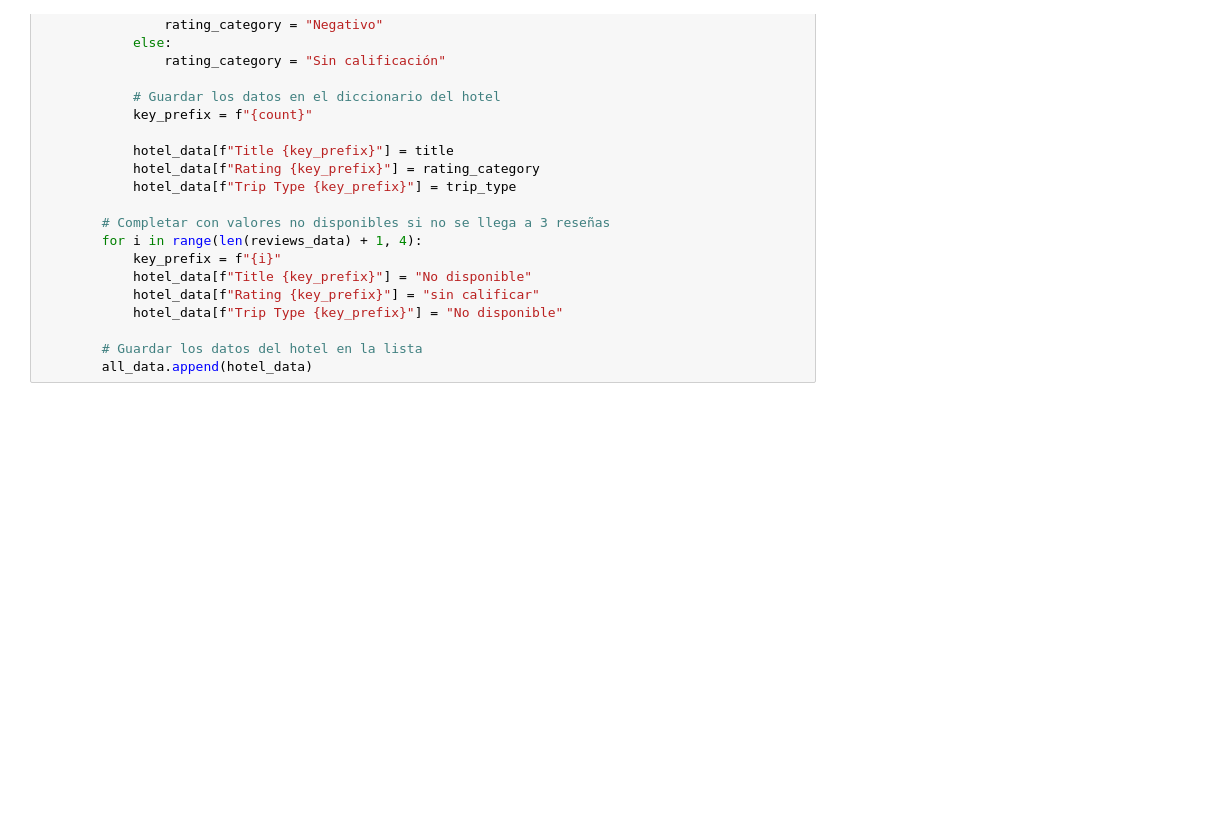
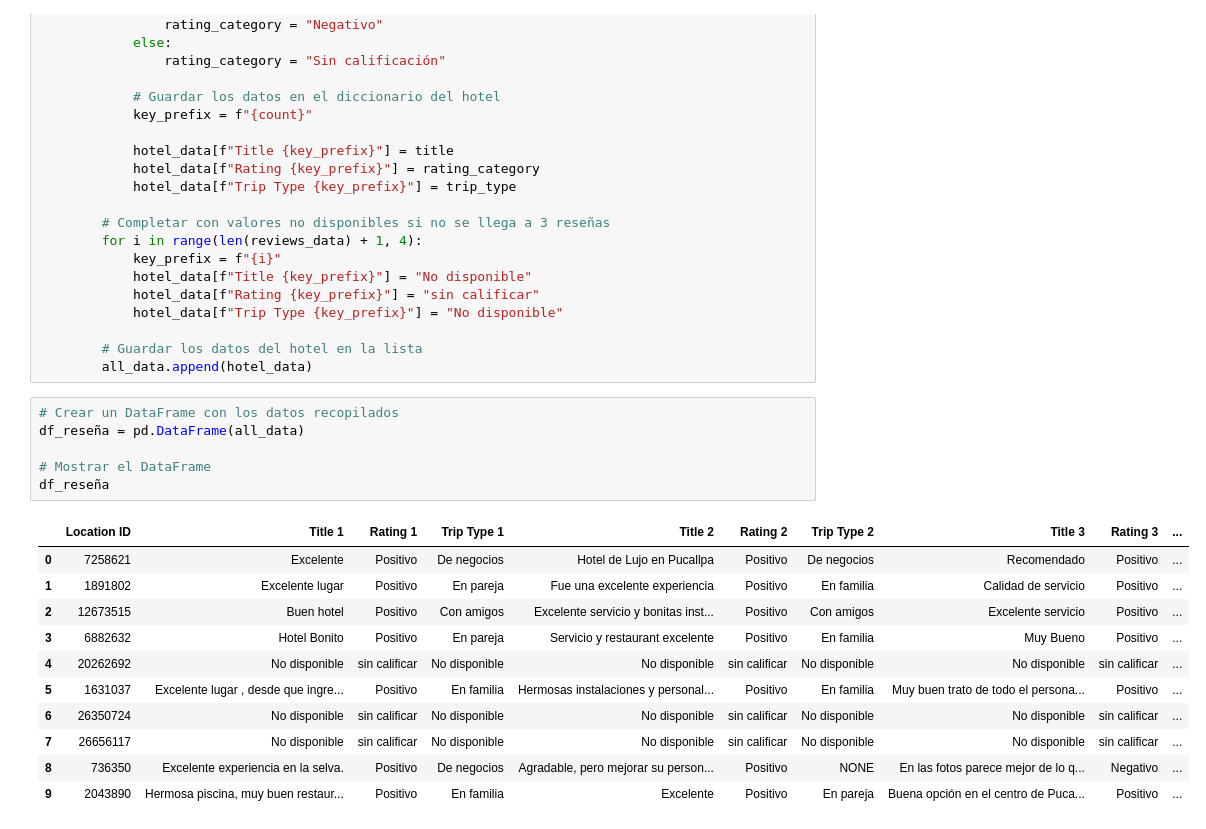
Before and after one commit to Alonso-Untiveros/trabajo-final, a Jupyter notebook: Trabajo final LP2.ipynb, the cells around one changed output. Saved outputs shown, nothing was run; the diff lists cells and outputs as text; blank space fills up the shorter version.

Commit message:
editando dataframe reseñas

```diff
--- a/Trabajo final LP2.ipynb
+++ b/Trabajo final LP2.ipynb
@@ -613,3 +622,21 @@ for location_id in df_ids_por_ciudad["Location ID"]:
 
         # Guardar los datos del hotel en la lista
         all_data.append(hotel_data)
+# %%
+# Crear un DataFrame con los datos recopilados
+df_reseña = pd.DataFrame(all_data)
+
+# Mostrar el DataFrame
+df_reseña
+# %% [output]
+|  | Location ID | Title 1 | Rating 1 | Trip Type 1 | Title 2 | Rating 2 | Trip Type 2 | Title 3 | Rating 3 | ... |
+| 0 | 7258621 | Excelente | Positivo | De negocios | Hotel de Lujo en Pucallpa | Positivo | De negocios | Recomendado | Positivo | ... |
+| 1 | 1891802 | Excelente lugar | Positivo | En pareja | Fue una excelente experiencia | Positivo | En familia | Calidad de servicio | Positivo | ... |
+| 2 | 12673515 | Buen hotel | Positivo | Con amigos | Excelente servicio y bonitas inst... | Positivo | Con amigos | Excelente servicio | Positivo | ... |
+| 3 | 6882632 | Hotel Bonito | Positivo | En pareja | Servicio y restaurant excelente | Positivo | En familia | Muy Bueno | Positivo | ... |
+| 4 | 20262692 | No disponible | sin calificar | No disponible | No disponible | sin calificar | No disponible | No disponible | sin calificar | ... |
+| 5 | 1631037 | Excelente lugar , desde que ingre... | Positivo | En familia | Hermosas instalaciones y personal... | Positivo | En familia | Muy buen trato de todo el persona... | Positivo | ... |
+| 6 | 26350724 | No disponible | sin calificar | No disponible | No disponible | sin calificar | No disponible | No disponible | sin calificar | ... |
+| 7 | 26656117 | No disponible | sin calificar | No disponible | No disponible | sin calificar | No disponible | No disponible | sin calificar | ... |
+| 8 | 736350 | Excelente experiencia en la selva. | Positivo | De negocios | Agradable, pero mejorar su person... | Positivo | NONE | En las fotos parece mejor de lo q... | Negativo | ... |
+| 9 | 2043890 | Hermosa piscina, muy buen restaur... | Positivo | En familia | Excelente | Positivo | En pareja | Buena opción en el centro de Puca... | Positivo | ... |
```
Also changed, not shown: parts of 2 cells of this notebook.
